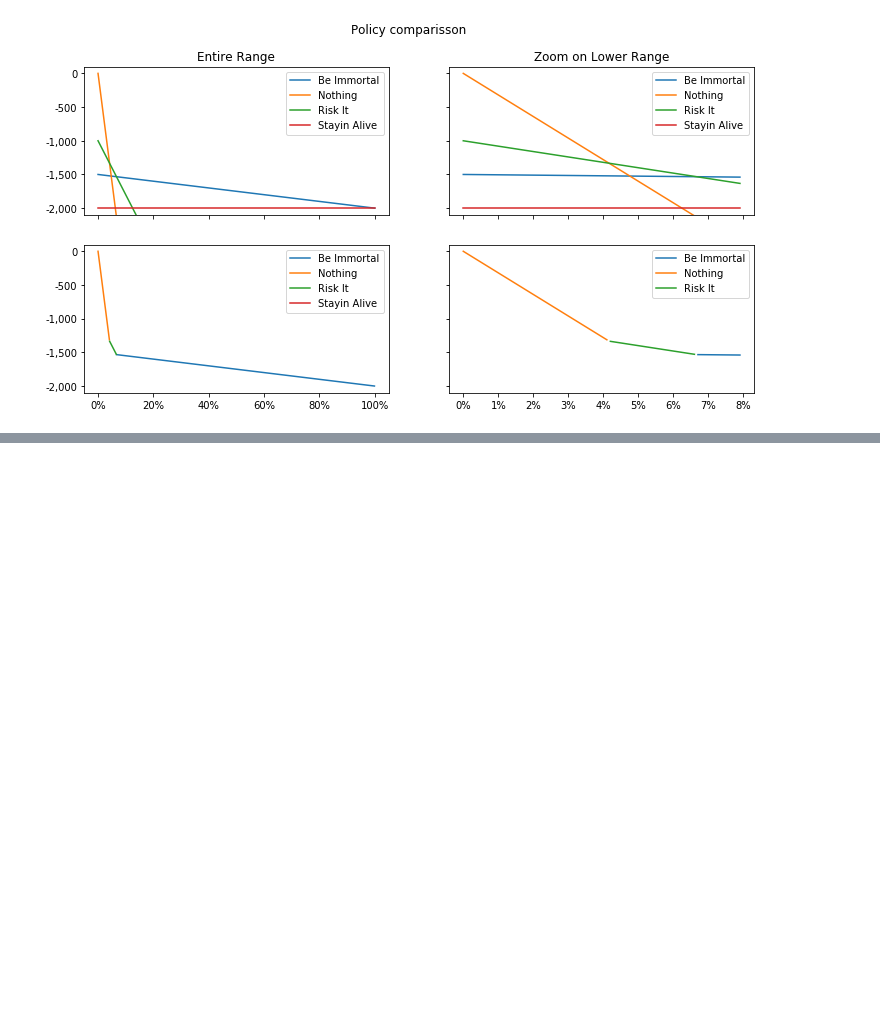
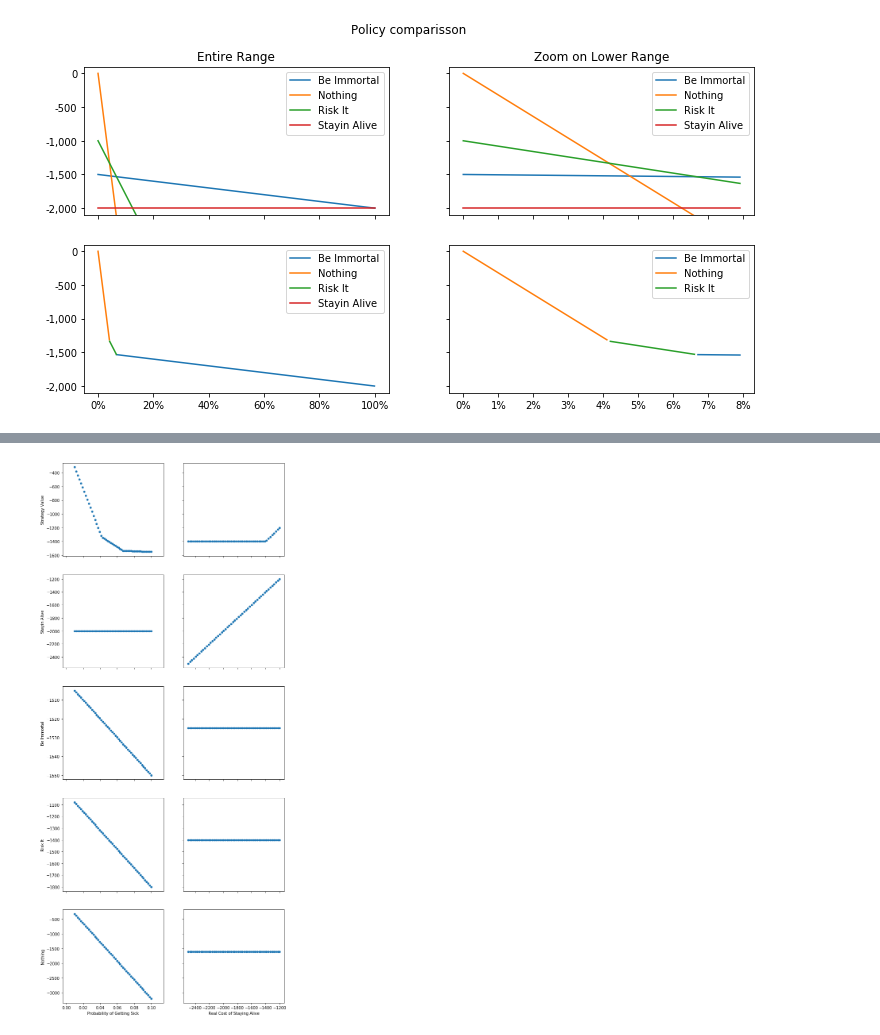
Before and after one commit to francoistrahan/pynes, a Jupyter notebook: pyne/Insurance Example.ipynb, the cells around one changed output, grey strips where cells are left out. Drawn from its saved outputs; the diff is of its cells as text; code cells hidden in the pictures; blank space fills up the shorter version.

```diff
--- a/pyne/Insurance Example.ipynb
+++ b/pyne/Insurance Example.ipynb
@@ -265,0 +400,39 @@ graphs(1, 0.08, "Zoom on Lower Range")
+# %%
+from itertools import product
+
+nrow = len(sensitivityAnalysis.outputNames)
+ncol = len(sensitivityAnalysis.variableNames)
+
+fig, axs = plt.subplots(nrow, ncol, sharex=False, sharey=False, figsize=(5*ncol, 5*nrow))
+
+for r, c in product(range(nrow), range(ncol)):
+    oname = sensitivityAnalysis.outputNames[r]
+    vname = sensitivityAnalysis.variableNames[c]
+    ax = axs[r][c]
+    sensitivityAnalysis.individualResponses[vname].plot.scatter(ax=ax, x=vname, y=oname)
+
+    if r == nrow-1:
+        ax.set(xlabel=vname)
+    else:
+        ax.set(xlabel="", xticklabels=[])
+
+    if c == 0:
+        ax.set(ylabel=oname)
+    else:
+        ax.set(ylabel="", yticklabels=[])
+
+
+
+for r in range(nrow):
+    rowmin = min(ax.get_ylim()[0] for ax in axs[r])
+    rowmax = max(ax.get_ylim()[1] for ax in axs[r])
+    for c in range(ncol):
+        axs[r][c].set(ylim=((rowmin,rowmax)))
+
+for c in range(ncol):
+    colmin = min(axs[r][c].get_xlim()[0] for r in range(nrow))
+    colmax = max(axs[r][c].get_xlim()[1] for r in range(nrow))
+    for r in range(nrow):
+        axs[r][c].set(xlim=((colmin,colmax)))
+# %% [output]
+[figure, added]
```
Also changed, not shown: parts of 7 cells of this notebook.
